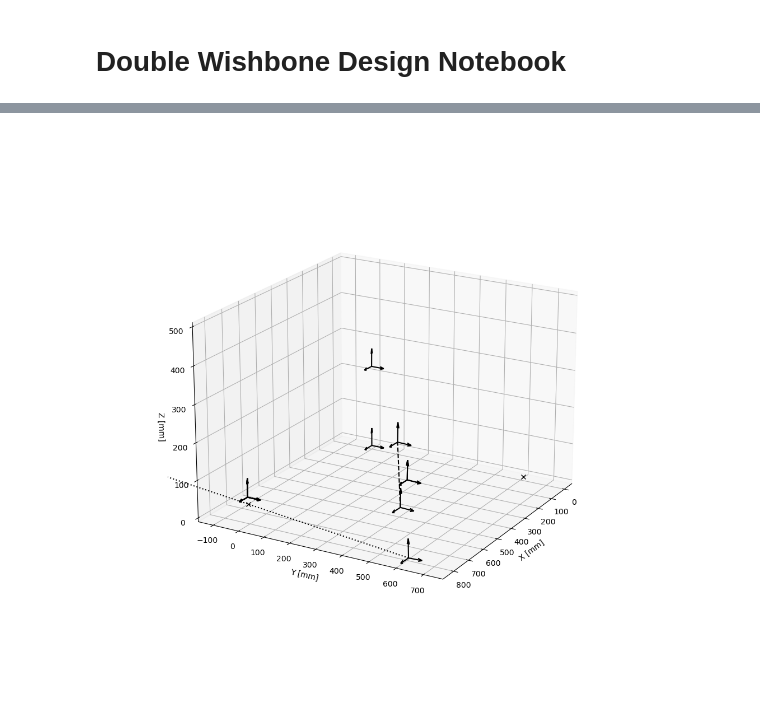
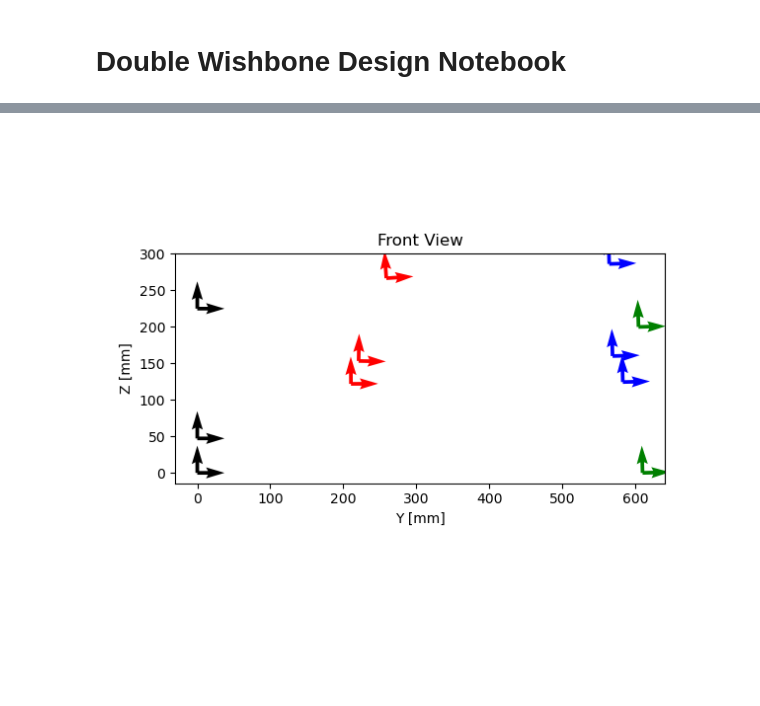
Before and after one commit to LonghornRacingElectric/suspension_designer, a Jupyter notebook: notebooks/double_wishbone-bechrist-18-08-22.ipynb, the cells around one changed output, grey strips where cells are left out. Saved outputs shown, nothing was run; the diff lists cells and outputs as text; code cells hidden in the pictures; blank space fills up the shorter version.

Commit message:
initial design commit

```diff
--- a/notebooks/double_wishbone-bechrist-18-08-22.ipynb
+++ b/notebooks/double_wishbone-bechrist-18-08-22.ipynb
@@ -50,10 +75,10 @@ TB  = [[  60.00,  75.00], [   0   ,   0   ], [ -50.00,  50.00]] # {W}
-# %%
-# %% Initialize
-doubleWishbone = DoubleWishbone(toml.loads(testInput))
-
-# Design
-doubleWishbone.design()
-
-_pause = 1
-# %% [output]
-[figure, removed]
+# %%
+# %% Initialize
+builder = DoubleWishboneBuilder(vehicle, target, bound)
+
+builder.design_linkage()
+# %%
+fig, ax = plt.subplots(1,1)
+builder.linkage.front_view_plot()
+# %% [output]
+[figure, added]
```
Also changed, not shown: parts of 2 cells of this notebook, 4 other files.
